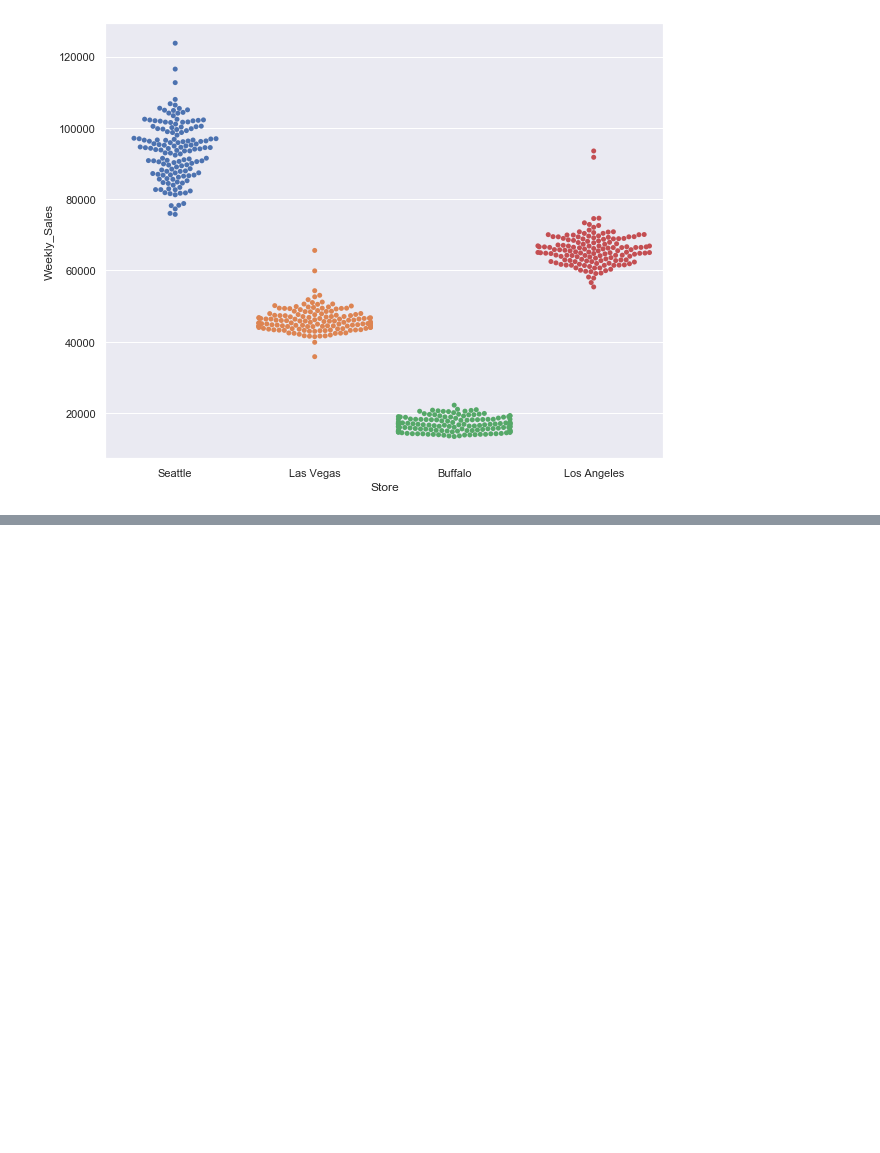
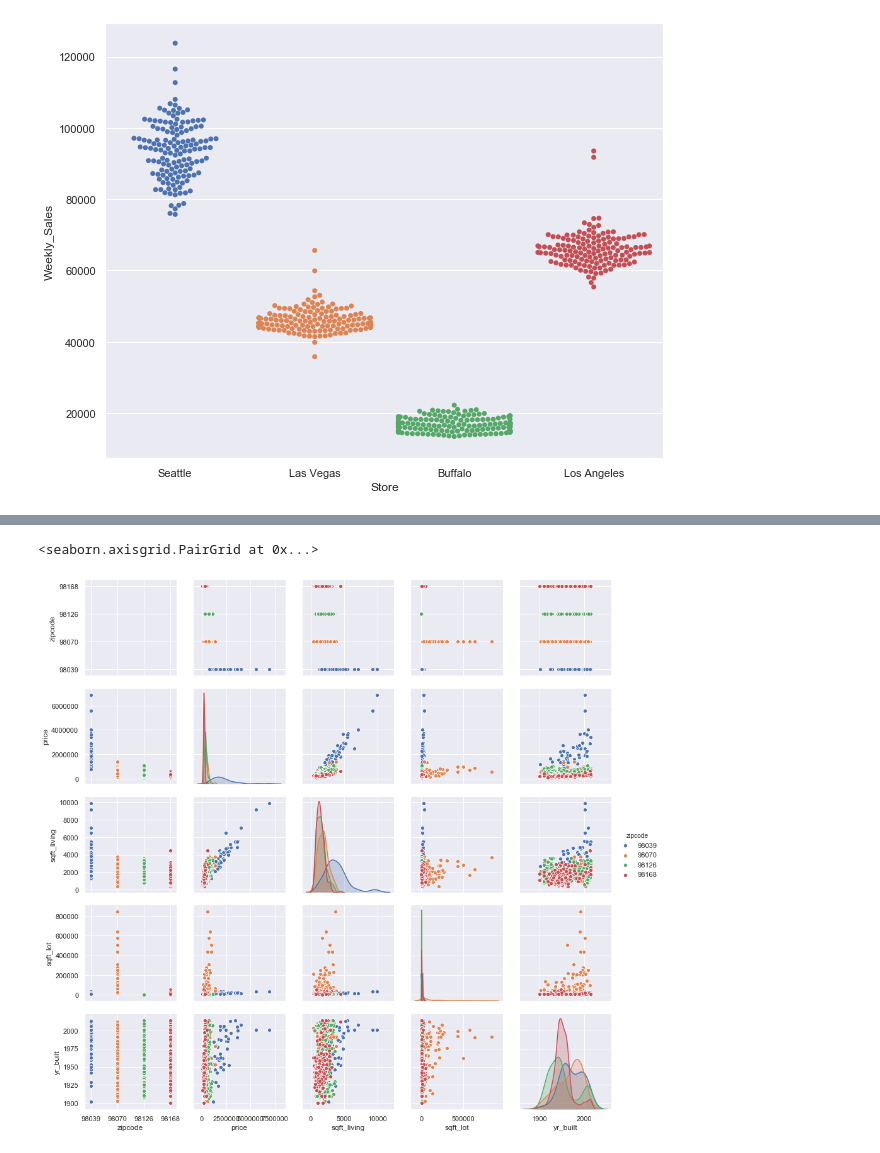
Before and after one commit to pathstream-curriculum/Python, a Jupyter notebook: S8M2L3-seaborn.ipynb, the cells around one changed output, grey strips where cells are left out. Cells and saved outputs as stored; diff of their text form; code cells hidden in the pictures; blank space fills up the shorter version.

```diff
--- a/S8M2L3-seaborn.ipynb
+++ b/S8M2L3-seaborn.ipynb
@@ -213,0 +223,5 @@ sns.pairplot(housewares_with_features_df, hue="Store")
+# %%
+sns.pairplot(sea_df_filtered, hue="zipcode")
+# %% [output]
+<seaborn.axisgrid.PairGrid at 0x...>
+[figure, added]
```
Also changed, not shown: parts of 14 cells of this notebook, 23 other files.
